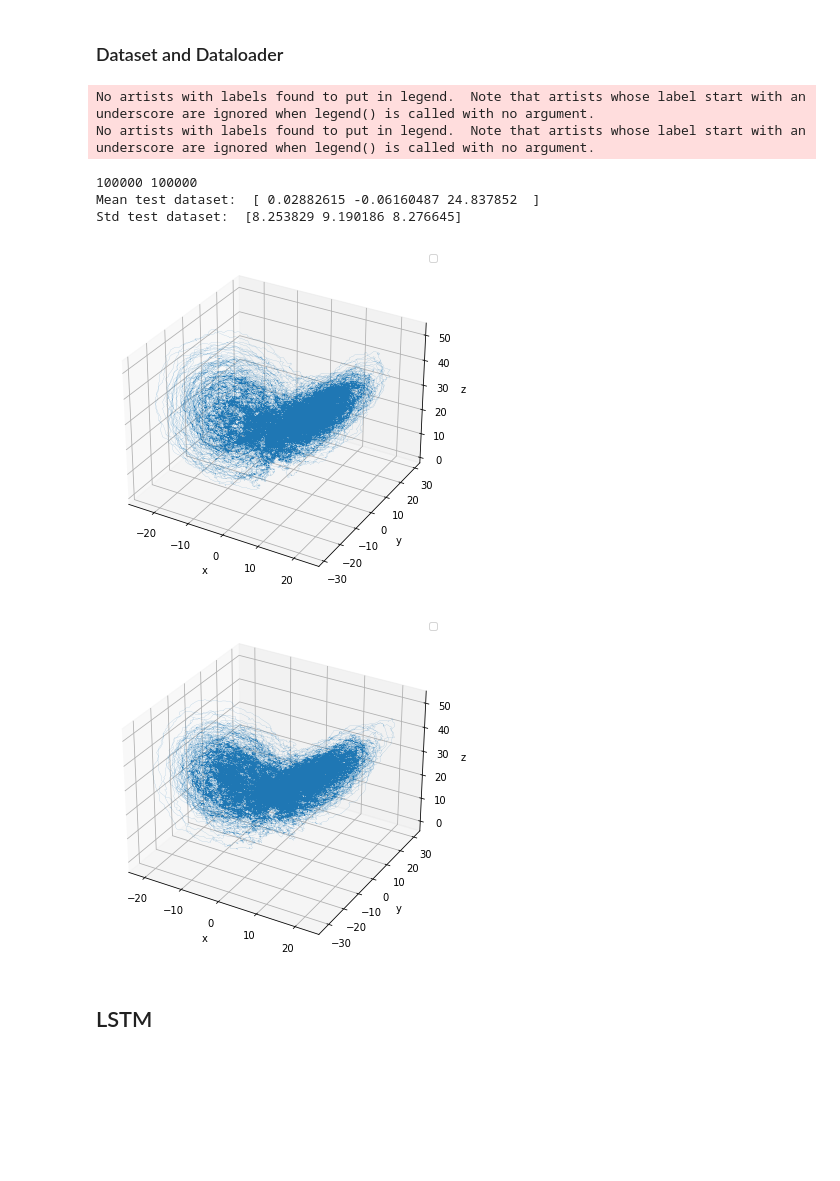
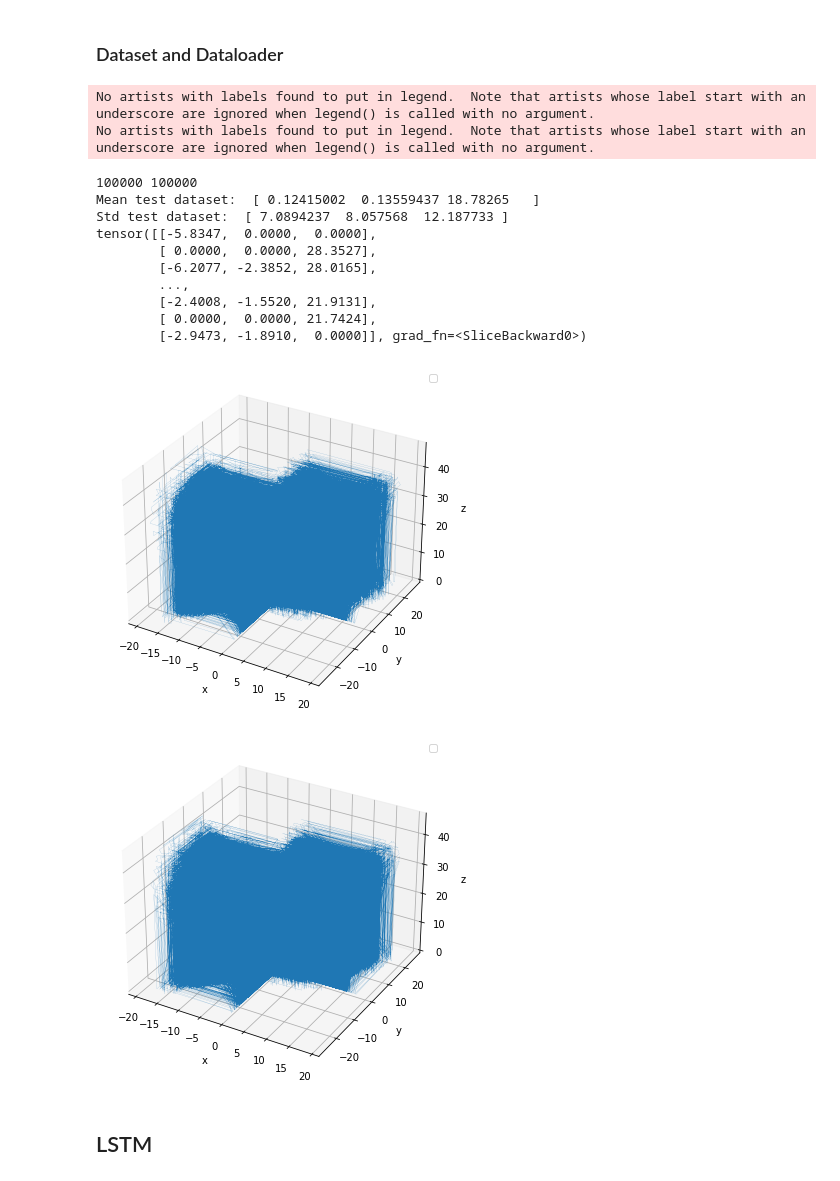
Before and after one commit to lupoalberto98/Physical-Informed-Dynamical-Systems, a Jupyter notebook: src/main.ipynb, the cells around one changed output. Saved outputs shown, nothing was run; the diff lists cells and outputs as text; code cells hidden in the pictures; blank space fills up the shorter version.

Commit message:
Add measurment noise and sparsity

```diff
--- a/src/main.ipynb
+++ b/src/main.ipynb
@@ -331,7 +331,9 @@ seq_len = int(time_pred/dt)+1 #because we get rid of one element during predicti
 print("Seq_len: ", seq_len)
 feedforward_steps = 1
 discard = int(10/dt) # first ten seconds
-sigma = 0.5 # standard deviation
+sigma = None # standard deviation of stochastic noise inside th system
+measure_noise = 0.2 # standard deviation of measurment noise outside th esystem
+sparsity = 0.2 # percentage of dataset set to zero
 include_time = False
 
 
@@ -387,52 +390,61 @@ test_dataset, t_test = GenerateDynSystem(state0, true_system, dt, test_steps, di
 # %%
 ### Dataloaders
 batch_size = 20
-train_filename = "datasets/train_"+true_system.__class__.__name__+"_steps"+str(train_steps)+"_dt"+str(dt)+"_sigma"+str(sigma)+".csv"
+train_filename = "datasets/train_"+true_system.__class__.__name__+"_steps"+str(train_steps)+"_dt"+str(dt)+"_sigma"+str(sigma)+"_noise"+str(measure_noise)+"_spars"+str(sparsity)+".csv"
 
 train_states = DynSysDataset(train_filename, seq_len=seq_len, dt=dt, tau=1)
 t_train = train_states.time
 train_dataset = train_states.dataset
 train_dataloader = DataLoader(train_states, batch_size=batch_size, num_workers=0, shuffle=True)
 
-val_filename = "datasets/val_"+true_system.__class__.__name__+"_steps"+str(val_steps)+"_dt"+str(dt)+"_sigma"+str(sigma)+".csv"
+val_filename ="datasets/val_"+true_system.__class__.__name__+"_steps"+str(val_steps)+"_dt"+str(dt)+"_sigma"+str(sigma)+"_noise"+str(measure_noise)+"_spars"+str(sparsity)+".csv"
 val_states = DynSysDataset(train_filename, seq_len=seq_len, dt=dt, tau=1)
 t_val = val_states.time
 val_dataset = val_states.dataset
 val_dataloader = DataLoader(val_states, batch_size=batch_size, num_workers=0, shuffle=False)
 
-test_filename = "datasets/test_"+true_system.__class__.__name__+"_steps"+str(test_steps)+"_dt"+str(dt)+"_sigma"+str(sigma)+".csv"
+test_filename = "datasets/test_"+true_system.__class__.__name__+"_steps"+str(test_steps)+"_dt"+str(dt)+"_sigma"+str(sigma)+"_noise"+str(measure_noise)+"_spars"+str(sparsity)+".csv"
 test_states = DynSysDataset(test_filename, seq_len=seq_len, dt=dt, tau=1)
 t_test = test_states.time
 test_dataset = test_states.dataset
 test_dataloader = DataLoader(test_states, batch_size=batch_size, num_workers=0, shuffle=True)
 
 ### Plot dataset
 # Train dataset
 #rk4 = RK4(dt, true_system)
 #eul = Eul(dt, true_system)
 #train_dataset = eul(train_dataset)
 name_dyn_data = "images/dynamics_"+true_system.__class__.__name__+".png"
 name_train_attractor = "images/attractor_"+true_system.__class__.__name__+".png"
 name_test_attractor = "images/attractor_test_"+true_system.__class__.__name__+".png"
 #train_dynamics = plot_trajectory(train_dataset, time=t_train, n_var=3, labels=["x","y","z"], filename = name_dyn_data, prediction_steps=10000)
 train_attractor = plot_3Dtrajectory(train_dataset, filename = name_train_attractor)
 test_attractor = plot_3Dtrajectory(test_dataset, filename = name_test_attractor)
 print(test_dataset.shape[0], t_test.shape[0])
 
 # Statistics test dataset
 mean_test_dataset = np.mean(test_dataset.detach().cpu().numpy(), axis=0)
 std_test_dataset = np.std(test_dataset.detach().cpu().numpy(), axis=0)
 
 print("Mean test dataset: ", mean_test_dataset)
 print("Std test dataset: ", std_test_dataset)
+
+print(test_dataset)
 # %% [output]
 No artists with labels found to put in legend.  Note that artists whose label start with an underscore are ignored when legend() is called with no argument.
 No artists with labels found to put in legend.  Note that artists whose label start with an underscore are ignored when legend() is called with no argument.
 100000 100000
-Mean test dataset:  [ 0.02882615 -0.06160487 24.837852  ]
-Std test dataset:  [8.253829 9.190186 8.276645]
+Mean test dataset:  [ 0.12415002  0.13559437 18.78265   ]
+Std test dataset:  [ 7.0894237  8.057568  12.187733 ]
+tensor([[-5.8347,  0.0000,  0.0000],
+        [ 0.0000,  0.0000, 28.3527],
+        [-6.2077, -2.3852, 28.0165],
+        ...,
+        [-2.4008, -1.5520, 21.9131],
+        [ 0.0000,  0.0000, 21.7424],
+        [-2.9473, -1.8910,  0.0000]], grad_fn=<SliceBackward0>)
-[figure, old version]
+[figure, new version]
-[figure, old version]
+[figure, new version]
 # %% [markdown]
 ## LSTM
 # %% [markdown]
```
Also changed, not shown: parts of 1 cell of this notebook, 1 other file.
